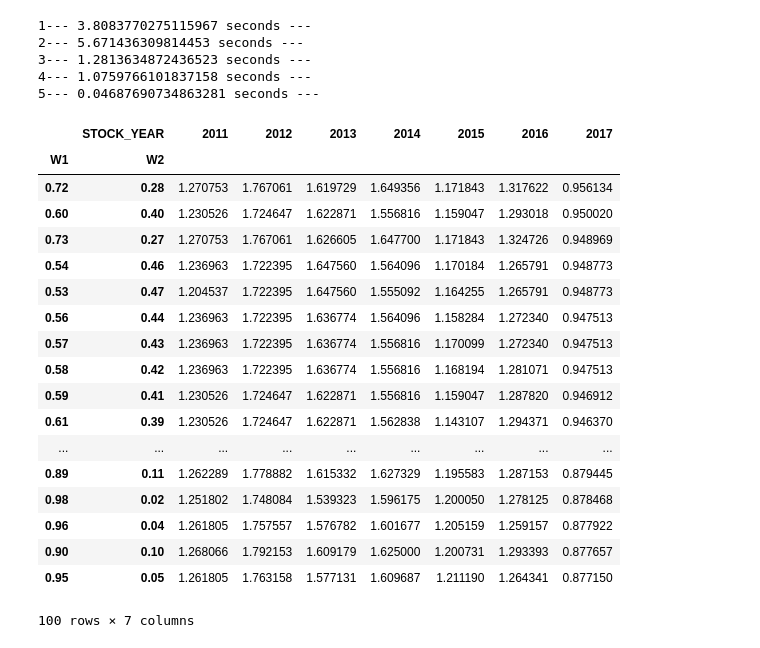
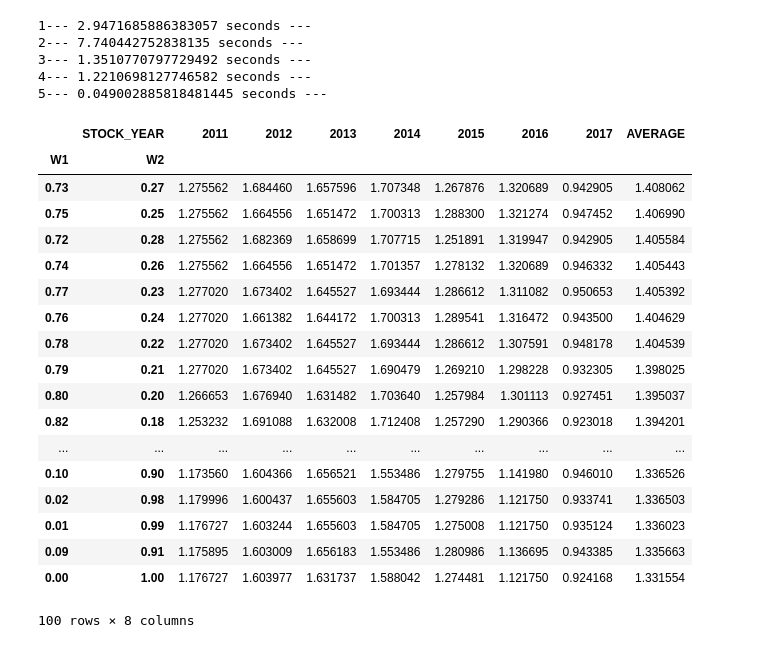
Before and after one commit to lclumos/condaExpress, a Jupyter notebook: _s6_result_.ipynb, the cells around one changed output. Saved outputs shown, nothing was run; the diff lists cells and outputs as text; code cells hidden in the pictures.

```diff
--- a/_s6_result_.ipynb
+++ b/_s6_result_.ipynb
@@ -21,7 +21,7 @@ ds_weight = pd.DataFrame(ds_weight,columns=('W1','W2'))
 
 ds_ratio = ds_ratio.loc[ds_ratio['STOCK_FACTOR'].isin(['EPS (VND)', 'BVS'])]
 ds_ratio = ds_ratio.loc[ds_ratio['STOCK_YEAR'].str.contains('TTM')==False]
-ds_ratio['STOCK_DATA'] = ds_ratio['STOCK_DATA'].str.replace('-', '')
+ds_ratio['STOCK_DATA'] = ds_ratio['STOCK_DATA'].str.replace('^-$', '')
 ds_ratio['STOCK_DATA'] = ds_ratio['STOCK_DATA'].str.replace(',', '')
 ds_ratio['STOCK_DATA'] = pd.to_numeric(ds_ratio['STOCK_DATA'])
 ds_ratio['STOCK_YEAR'] = pd.to_numeric(ds_ratio['STOCK_YEAR'])
@@ -44,58 +44,59 @@ ds_ratio['XP'] = ds_ratio['STOCK_DATA'].div(ds_ratio['NEXT-PRICE-Q'])
 ds_ratio['RETURN'] = ds_ratio['NEXT-PRICE-Y'].div(ds_ratio['NEXT-PRICE-Q'])
 ds_ratio['RANK'] = ds_ratio.groupby(['STOCK_FACTOR', 'STOCK_YEAR'])['XP'].rank('dense', ascending=True)
 
 print("3--- %s seconds ---" % (time.time() - st))
 st = time.time()
 
 ds_p = ds_ratio.pivot_table(index=['STOCK_YEAR', 'STOCK_CODE'], columns='STOCK_FACTOR', values=['RANK', 'RETURN'])
 ds_p.columns = [' '.join(col).strip() for col in ds_p.columns.values]
 ds_p = ds_p.reset_index()
 
 ds_p['TMP'] = 1
 ds_weight['TMP'] = 1
 ds_p = pd.merge(ds_p, ds_weight, on='TMP', how='outer')
-
 ds_p['RANK'] = ds_p['RANK BVS'] * ds_p['W1'] + ds_p['RANK EPS (VND)'] * ds_p['W2']
 ds_p['DECILE'] = (ds_p.groupby(['W1', 'W2', 'STOCK_YEAR'])['RANK']
                                 .apply(lambda x: pd.qcut(x,10,duplicates='drop',labels=False)))
 ds_p = ds_p.loc[ds_p['DECILE'] == 9.0]
 
 print("4--- %s seconds ---" % (time.time() - st))
 st = time.time()
 
 ds_p['RETURN'] = ds_p['RETURN BVS']
 ds_p = ds_p.drop(columns=['STOCK_CODE', 'RANK BVS', 'RANK EPS (VND)', 'RETURN BVS', 'RETURN EPS (VND)'])
 ds_p = ds_p.drop(columns=['TMP', 'RANK', 'DECILE'])
 
-s6 = ds_p.groupby(['W1', 'W2', 'STOCK_YEAR']).agg({'RETURN':'mean'})
-s6 = s6.reset_index()
+ds_p = ds_p.groupby(['W1', 'W2', 'STOCK_YEAR']).agg({'RETURN':'mean'})
+ds_p = ds_p.reset_index()
 
 print("5--- %s seconds ---" % (time.time() - st))
 st = time.time()
 
-s6.pivot_table(index=(['W1', 'W2']),columns='STOCK_YEAR', values='RETURN').sort_values(by=2017, ascending=False)
+s6 = ds_p.pivot_table(index=(['W1', 'W2']),columns='STOCK_YEAR', values='RETURN')
+s6['AVERAGE'] = s6.mean(axis=1)
+s6.sort_values(by='AVERAGE', ascending=False)
 # %% [output]
-1--- 3.8083770275115967 seconds ---
-2--- 5.671436309814453 seconds ---
-3--- 1.2813634872436523 seconds ---
-4--- 1.0759766101837158 seconds ---
-5--- 0.04687690734863281 seconds ---
+1--- 2.9471685886383057 seconds ---
+2--- 7.740442752838135 seconds ---
+3--- 1.3510770797729492 seconds ---
+4--- 1.2210698127746582 seconds ---
+5--- 0.049002885818481445 seconds ---
-|  | STOCK_YEAR | 2011 | 2012 | 2013 | 2014 | 2015 | 2016 | 2017 |
-| W1 | W2 |  |  |  |  |  |  |  |
-| 0.72 | 0.28 | 1.270753 | 1.767061 | 1.619729 | 1.649356 | 1.171843 | 1.317622 | 0.956134 |
-| 0.60 | 0.40 | 1.230526 | 1.724647 | 1.622871 | 1.556816 | 1.159047 | 1.293018 | 0.950020 |
-| 0.73 | 0.27 | 1.270753 | 1.767061 | 1.626605 | 1.647700 | 1.171843 | 1.324726 | 0.948969 |
-| 0.54 | 0.46 | 1.236963 | 1.722395 | 1.647560 | 1.564096 | 1.170184 | 1.265791 | 0.948773 |
-| 0.53 | 0.47 | 1.204537 | 1.722395 | 1.647560 | 1.555092 | 1.164255 | 1.265791 | 0.948773 |
-| 0.56 | 0.44 | 1.236963 | 1.722395 | 1.636774 | 1.564096 | 1.158284 | 1.272340 | 0.947513 |
-| 0.57 | 0.43 | 1.236963 | 1.722395 | 1.636774 | 1.556816 | 1.170099 | 1.272340 | 0.947513 |
-| 0.58 | 0.42 | 1.236963 | 1.722395 | 1.636774 | 1.556816 | 1.168194 | 1.281071 | 0.947513 |
-| 0.59 | 0.41 | 1.230526 | 1.724647 | 1.622871 | 1.556816 | 1.159047 | 1.287820 | 0.946912 |
-| 0.61 | 0.39 | 1.230526 | 1.724647 | 1.622871 | 1.562838 | 1.143107 | 1.294371 | 0.946370 |
-| ... | ... | ... | ... | ... | ... | ... | ... | ... |
-| 0.89 | 0.11 | 1.262289 | 1.778882 | 1.615332 | 1.627329 | 1.195583 | 1.287153 | 0.879445 |
-| 0.98 | 0.02 | 1.251802 | 1.748084 | 1.539323 | 1.596175 | 1.200050 | 1.278125 | 0.878468 |
-| 0.96 | 0.04 | 1.261805 | 1.757557 | 1.576782 | 1.601677 | 1.205159 | 1.259157 | 0.877922 |
-| 0.90 | 0.10 | 1.268066 | 1.792153 | 1.609179 | 1.625000 | 1.200731 | 1.293393 | 0.877657 |
-| 0.95 | 0.05 | 1.261805 | 1.763158 | 1.577131 | 1.609687 | 1.211190 | 1.264341 | 0.877150 |
+|  | STOCK_YEAR | 2011 | 2012 | 2013 | 2014 | 2015 | 2016 | 2017 | AVERAGE |
+| W1 | W2 |  |  |  |  |  |  |  |  |
+| 0.73 | 0.27 | 1.275562 | 1.684460 | 1.657596 | 1.707348 | 1.267876 | 1.320689 | 0.942905 | 1.408062 |
+| 0.75 | 0.25 | 1.275562 | 1.664556 | 1.651472 | 1.700313 | 1.288300 | 1.321274 | 0.947452 | 1.406990 |
+| 0.72 | 0.28 | 1.275562 | 1.682369 | 1.658699 | 1.707715 | 1.251891 | 1.319947 | 0.942905 | 1.405584 |
+| 0.74 | 0.26 | 1.275562 | 1.664556 | 1.651472 | 1.701357 | 1.278132 | 1.320689 | 0.946332 | 1.405443 |
+| 0.77 | 0.23 | 1.277020 | 1.673402 | 1.645527 | 1.693444 | 1.286612 | 1.311082 | 0.950653 | 1.405392 |
+| 0.76 | 0.24 | 1.277020 | 1.661382 | 1.644172 | 1.700313 | 1.289541 | 1.316472 | 0.943500 | 1.404629 |
+| 0.78 | 0.22 | 1.277020 | 1.673402 | 1.645527 | 1.693444 | 1.286612 | 1.307591 | 0.948178 | 1.404539 |
+| 0.79 | 0.21 | 1.277020 | 1.673402 | 1.645527 | 1.690479 | 1.269210 | 1.298228 | 0.932305 | 1.398025 |
+| 0.80 | 0.20 | 1.266653 | 1.676940 | 1.631482 | 1.703640 | 1.257984 | 1.301113 | 0.927451 | 1.395037 |
+| 0.82 | 0.18 | 1.253232 | 1.691088 | 1.632008 | 1.712408 | 1.257290 | 1.290366 | 0.923018 | 1.394201 |
+| ... | ... | ... | ... | ... | ... | ... | ... | ... | ... |
+| 0.10 | 0.90 | 1.173560 | 1.604366 | 1.656521 | 1.553486 | 1.279755 | 1.141980 | 0.946010 | 1.336526 |
+| 0.02 | 0.98 | 1.179996 | 1.600437 | 1.655603 | 1.584705 | 1.279286 | 1.121750 | 0.933741 | 1.336503 |
+| 0.01 | 0.99 | 1.176727 | 1.603244 | 1.655603 | 1.584705 | 1.275008 | 1.121750 | 0.935124 | 1.336023 |
+| 0.09 | 0.91 | 1.175895 | 1.603009 | 1.656183 | 1.553486 | 1.280986 | 1.136695 | 0.943385 | 1.335663 |
+| 0.00 | 1.00 | 1.176727 | 1.603977 | 1.631737 | 1.588042 | 1.274481 | 1.121750 | 0.924168 | 1.331554 |
-100 rows × 7 columns
+100 rows × 8 columns
```
Also changed, not shown: 2 other files.
